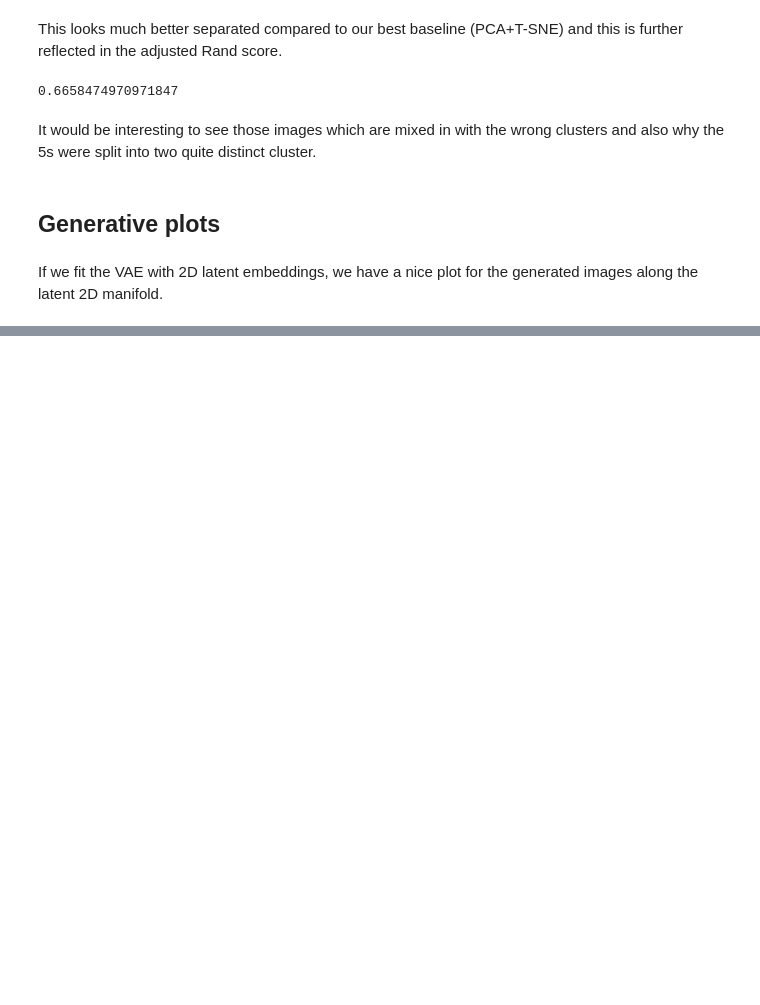
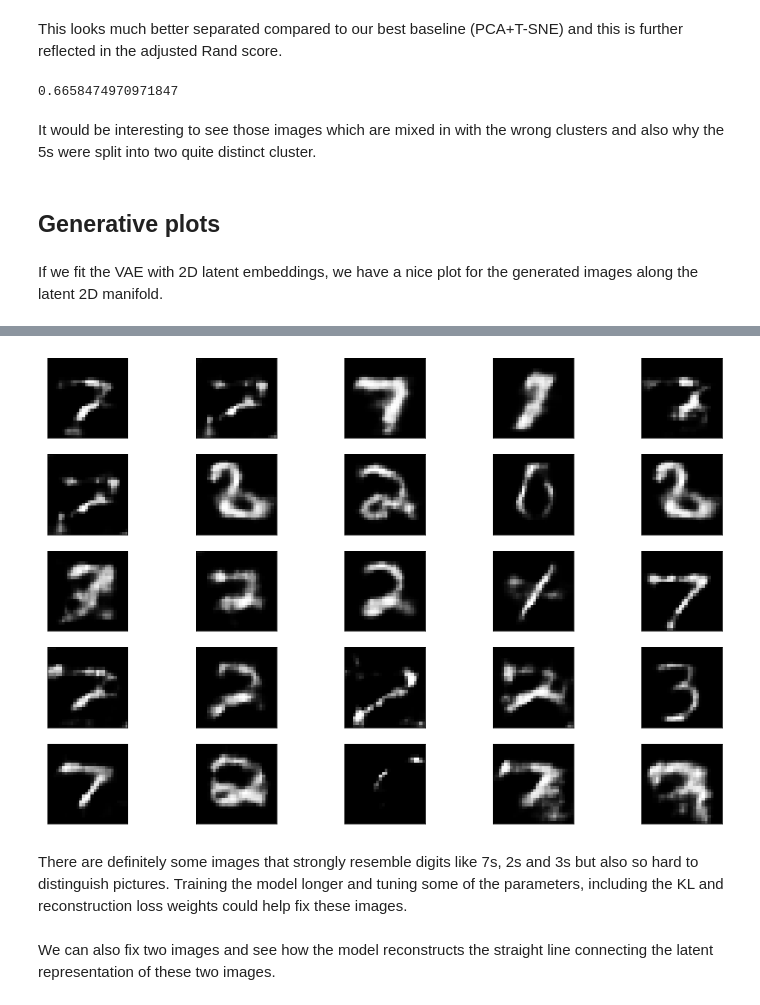
Before and after one commit to danieltsoukup/autoencoders, a Jupyter notebook: variational_autoencoders.ipynb, the cells around one changed output, grey strips where cells are left out. Drawn from its saved outputs; the diff is of its cells as text; code cells hidden in the pictures; blank space fills up the shorter version.

Commit message:
vae update with generative plots

```diff
--- a/variational_autoencoders.ipynb
+++ b/variational_autoencoders.ipynb
@@ -364,13 +326,0 @@ def plot_generative(encoder, decoder, show=False):
-# %%
-vae = VAE(latent_dim=2)
-vae.compile(optimizer="adam")
-
-history = vae.fit(train_data,
-                    epochs=15,
-                    batch_size=128,
-                    verbose=1,
-                    # callbacks=[tensorboard_callback, latent_plot_callback],
-
-)
-
-fig = plot_generative(vae.encoder, vae.decoder, show=True)
@@ -382,0 +327,17 @@ ValueError: in user code:
+# %%
+latent_sample = np.random.randn(100, 16)*2
+generated = vae.decoder(latent_sample)
+
+fig, axs = plt.subplots(5, 5, figsize=(15, 10))
+idx = np.random.choice(generated.shape[0], 25)
+for i, ax in zip(idx, axs.ravel()):
+    ax.imshow(generated[i], cmap="gray")
+    ax.set_xticks([])
+    ax.set_yticks([])
+plt.show()
+# %% [output]
+[figure, added]
+# %% [markdown]
+There are definitely some images that strongly resemble digits like 7s, 2s and 3s but also so hard to distinguish pictures. Training the model longer and tuning some of the parameters, including the KL and reconstruction loss weights could help fix these images.
+# %% [markdown]
+We can also fix two images and see how the model reconstructs the straight line connecting the latent representation of these two images.
```
Also changed, not shown: parts of 6 cells of this notebook.
